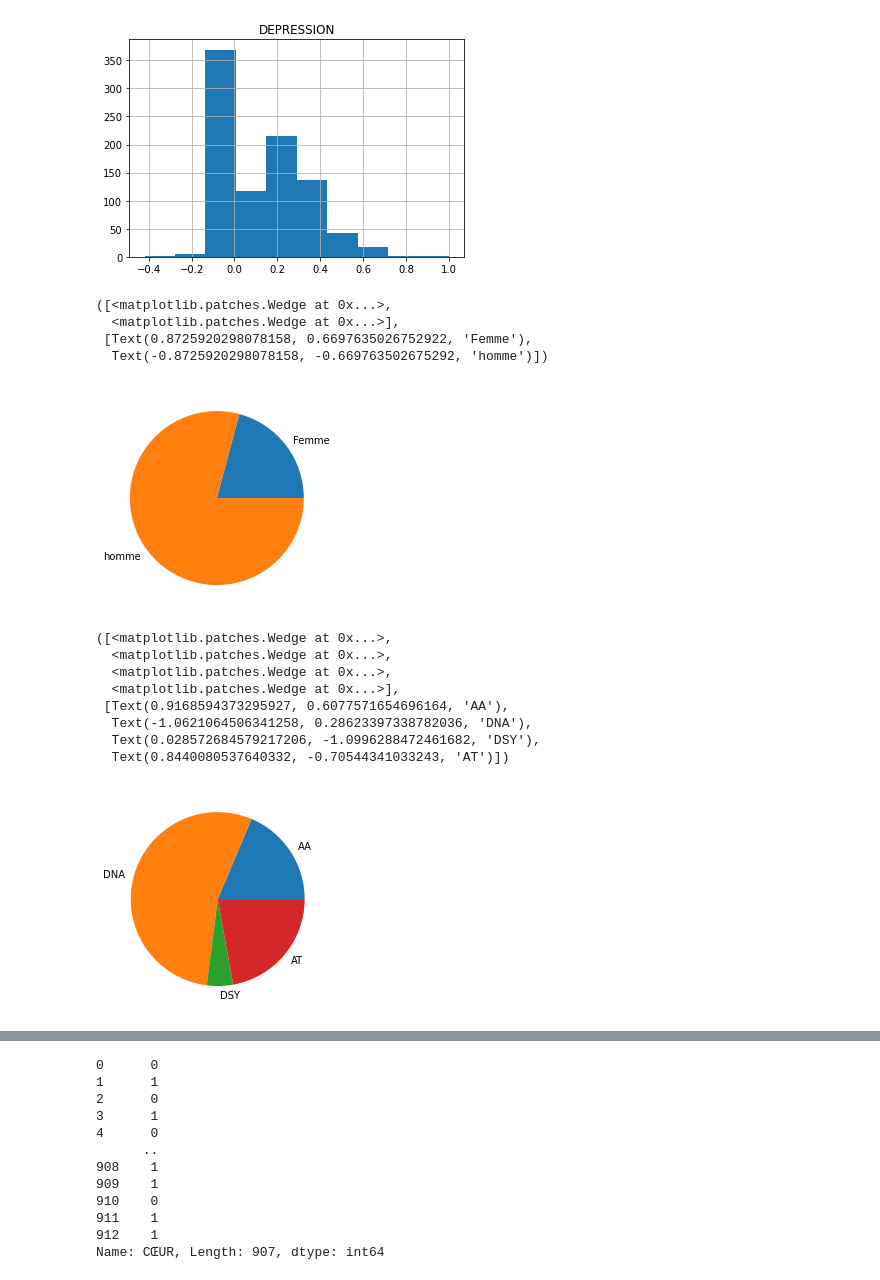
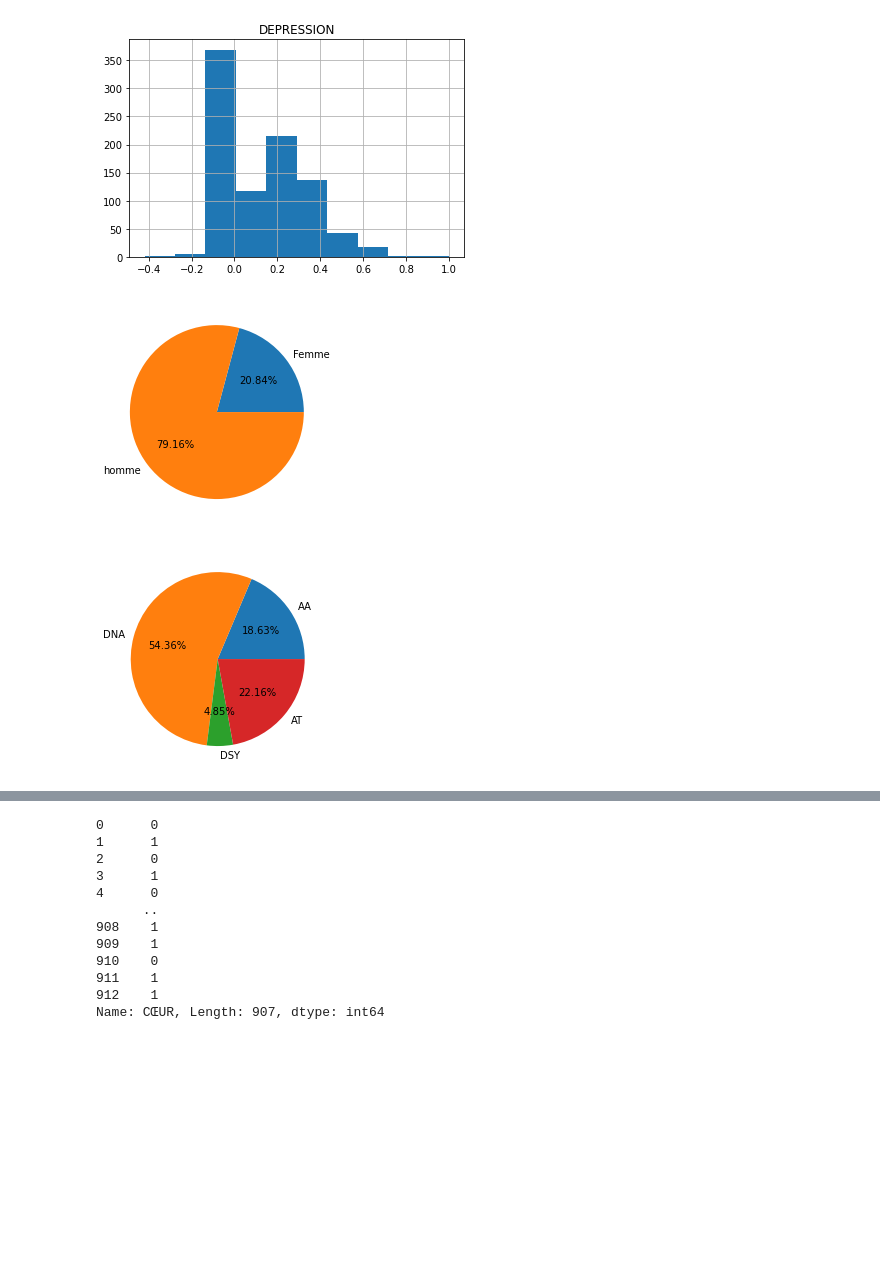
Before and after one commit to GNETTO/Heart_data_anal, a Jupyter notebook: gneto_exo.ipynb, the cells around one changed output, grey strips where cells are left out. Drawn from its saved outputs; the diff is of its cells as text; code cells hidden in the pictures; blank space fills up the shorter version.

```diff
--- a/gneto_exo.ipynb
+++ b/gneto_exo.ipynb
@@ -248,39 +250,24 @@ femme = df[df.SEXE == 0].SEXE.count()
 exper_vals = [femme, homme]
 exper_labels = ['Femme','homme']
 
-plt.pie(exper_vals,labels=exper_labels)
-
-
-
-#value
-#df.count()
+plt.pie(exper_vals,labels=exper_labels,autopct='%0.2f%%')
+plt.show()
 # %% [output]
-([<matplotlib.patches.Wedge at 0x...>,
-  <matplotlib.patches.Wedge at 0x...>],
- [Text(0.8725920298078158, 0.6697635026752922, 'Femme'),
-  Text(-0.8725920298078158, -0.669763502675292, 'homme')])
-[figure, old version]
+[figure, new version]
 # %%
 #GRAPHIC TDT
 AA = df[df.TDT == 0].TDT.count()
 DNA = df[df.TDT == 1].TDT.count()
 DSY = df[df.TDT == 2].TDT.count()
 AT = df[df.TDT == 3].TDT.count()
 exper_vals = [AA, DNA, DSY, AT]
 
 exper_labels = ['AA', 'DNA', 'DSY', 'AT']
 
-plt.pie(exper_vals,labels=exper_labels)
+plt.pie(exper_vals,labels=exper_labels,autopct='%0.2f%%')
+plt.show()
 # %% [output]
-([<matplotlib.patches.Wedge at 0x...>,
-  <matplotlib.patches.Wedge at 0x...>,
-  <matplotlib.patches.Wedge at 0x...>,
-  <matplotlib.patches.Wedge at 0x...>],
- [Text(0.9168594373295927, 0.6077571654696164, 'AA'),
-  Text(-1.0621064506341258, 0.28623397338782036, 'DNA'),
-  Text(0.028572684579217206, -1.0996288472461682, 'DSY'),
-  Text(0.8440080537640332, -0.70544341033243, 'AT')])
-[figure, old version]
+[figure, new version]
 # %%
 #GRAPHIC ECG
 
```
Also changed, not shown: parts of 9 cells of this notebook.
